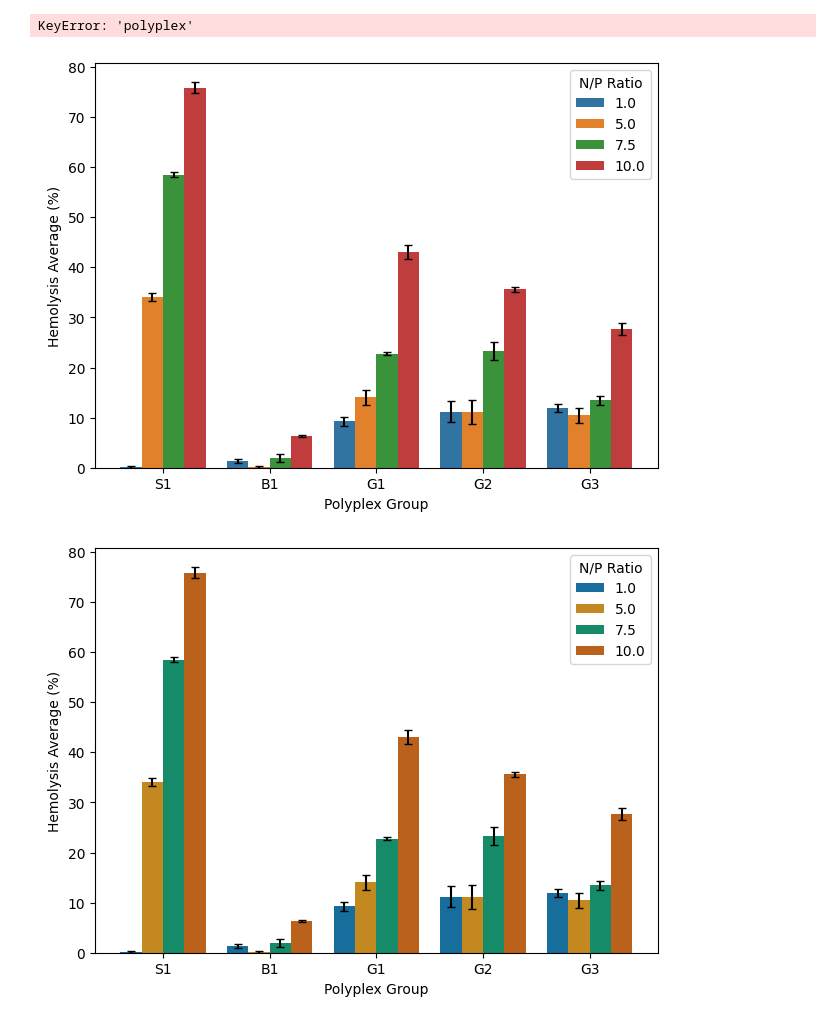
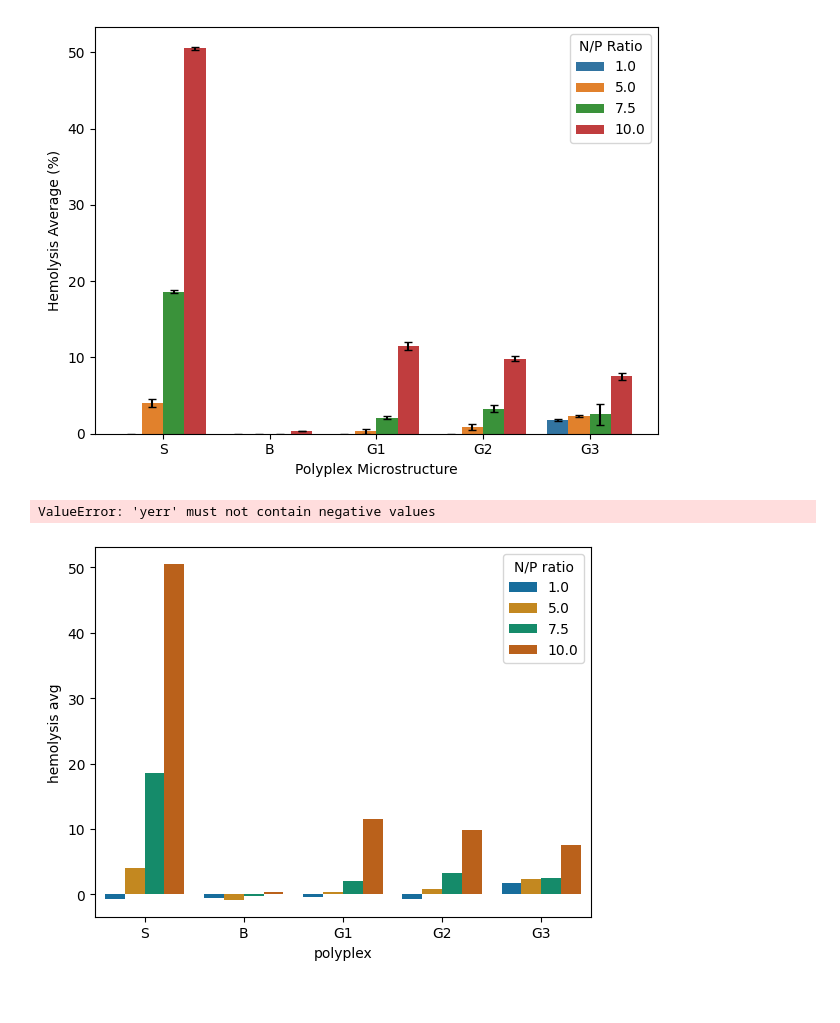
Before and after one commit to aryellewright/Kumar-Biomaterials-Lab, a Jupyter notebook: Hemolysis_Plots/Hemolysis_Plots.ipynb, the cells around one changed output. Saved outputs shown, nothing was run; the diff lists cells and outputs as text; code cells hidden in the pictures.

```diff
--- a/Hemolysis_Plots/Hemolysis_Plots.ipynb
+++ b/Hemolysis_Plots/Hemolysis_Plots.ipynb
@@ -4,8 +4,8 @@ import matplotlib.pyplot as plt
 import seaborn as sns
 # %%
 # copying data file path
-file_path = "/Users/aryellewright/Documents/Documents - Aryelle’s MacBook Air/Kumar-Biomaterials-Lab/PicoGreen_Plots/20240119_PicoGreen_DIPLibrary_Water-PBS.xlsx"
-sheet_name = "water-python"
+file_path = "/Users/aryellewright/Documents/Documents - Aryelle’s MacBook Air/Kumar-Biomaterials-Lab/Hemolysis_Plots/20240201_Hemolysis_DIPLibrary_pDNA5ng.xlsx"
+sheet_name = "Sheet2"
 
 # reading and saving data from specific excel sheet
 df = pd.read_excel(file_path, sheet_name=sheet_name)
@@ -15,8 +15,6 @@ polyplex = df['polyplex']
 avg = df['hemolysis avg']
 stdev = df['stddev']
 NP_ratio = df['N/P ratio']
-# %% [output]
-KeyError: 'polyplex'
 # %%
 # plotting bars using seaborn's barplot
 bar_plot = sns.barplot(data=df, x='polyplex', y='hemolysis avg', hue='N/P ratio', dodge=True)
@@ -32,39 +30,39 @@ num_ratios = len(df['N/P ratio'].unique())
 for poly_index, polyplex in enumerate(df['polyplex'].unique()):
     # filter df for each 'polyplex' category
     poly_df = df[df['polyplex'] == polyplex]
 
     # iterate through each 'N/P ratio' within the 'polyplex' category
     for ratio_index, (np_ratio, group_df) in enumerate(poly_df.groupby('N/P ratio')):
         # calculate x position for error bar
         # adjust position based on # of 'N/P ratios' and current index
         x = poly_index + (ratio_index - (num_ratios - 1) / 2) * 0.2  # Adjust 0.2 based on bar width
 
         # plot error bar
         mean_value = group_df['hemolysis avg'].mean()
         std_dev = group_df['stddev'].mean()
 
         # Calculate lower limit for the error bar
         lower_limit = max(mean_value - std_dev, 0)
 
-        # Adjust the error bar length
-        # If mean_value is greater than std_dev, use std_dev; otherwise, use mean_value
-        error_length = mean_value - lower_limit
+        # Adjust the error bar length to always be positive
+        error_length = abs(mean_value - lower_limit)
 
         plt.errorbar(x=x, y=mean_value,
-                    yerr=error_length, fmt='none', c='black', capsize=3)
+                     yerr=error_length, fmt='none', c='black', capsize=3)
 
 
 plt.ylabel('Hemolysis Average (%)')
-plt.xlabel('Polyplex Group')
+plt.xlabel('Polyplex Microstructure')
+plt.ylim(bottom=0)
 handles, labels = ax.get_legend_handles_labels()
 
 # Move the legend to the top right of the plot
 ax.legend(title='N/P Ratio', loc='upper right', ncol=1)
 
 plt.tight_layout()
 plt.show()
 # %% [output]
-[figure, old version]
+[figure, new version]
 # %%
 # Generate a color palette for the 'N/P ratio' column if it's discrete
 unique_ratios = df['N/P ratio'].unique()
@@ -118,4 +116,5 @@ ax.legend(handles=handles, labels=labels, title='N/P Ratio', loc='upper right',
 plt.tight_layout()
 plt.show()
 # %% [output]
+ValueError: 'yerr' must not contain negative values
-[figure, old version]
+[figure, new version]
```
Also changed, not shown: 21 other files.
